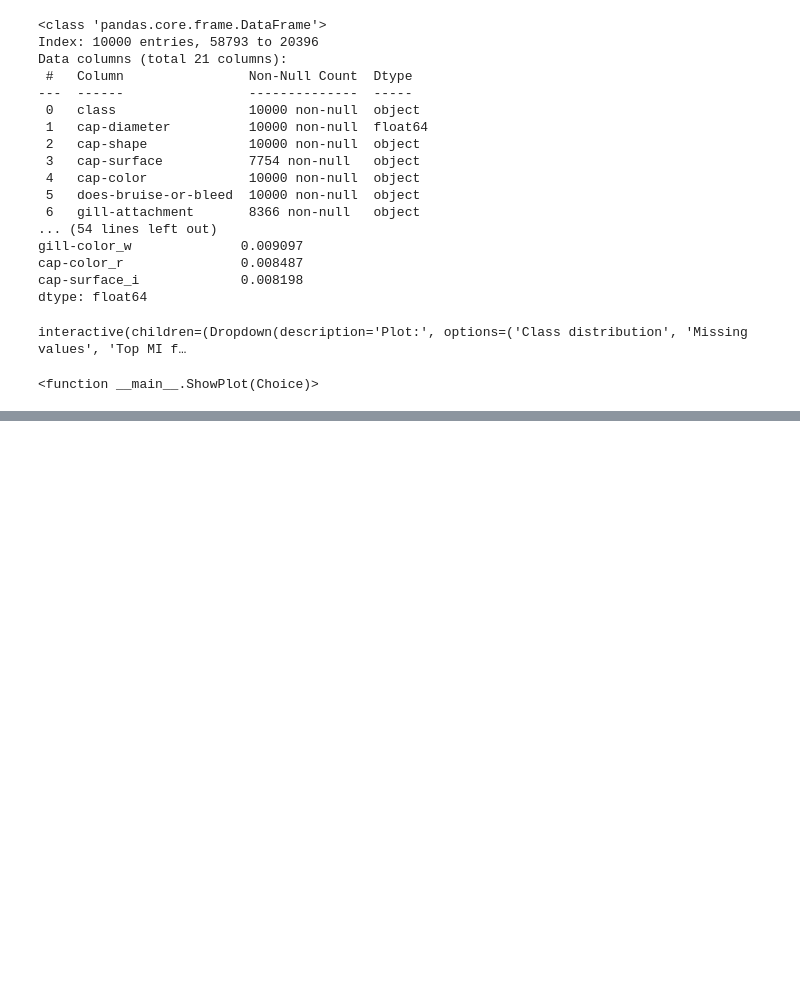
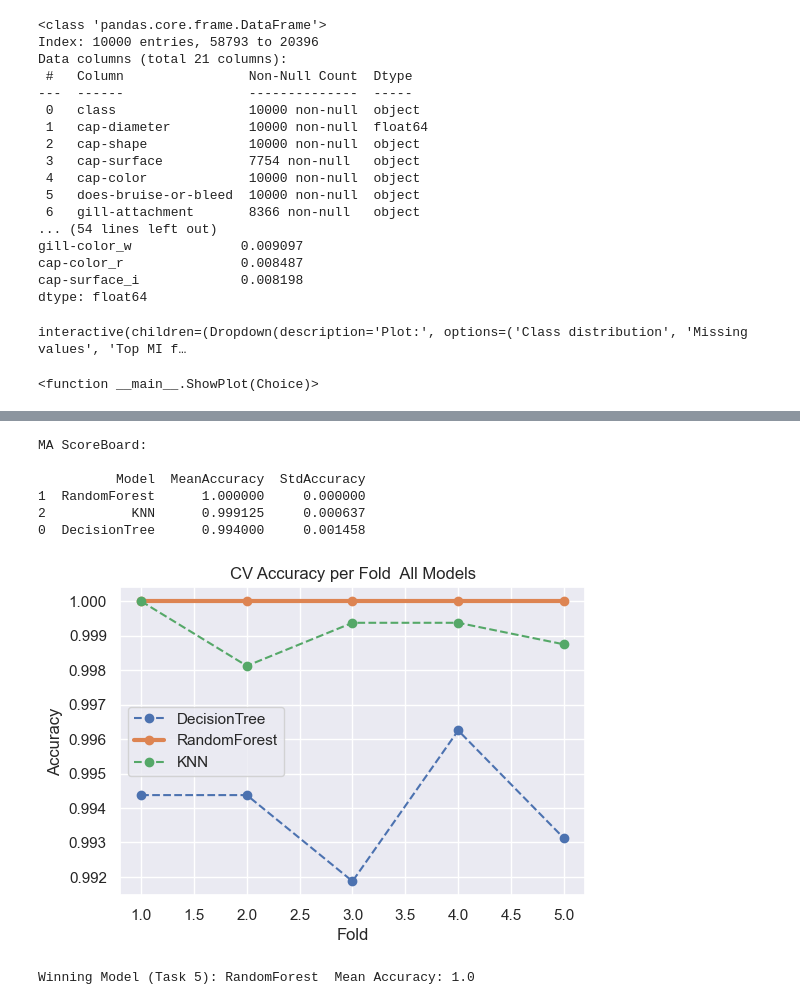
Before and after one commit to S0MBRX/ML-mushroom-edibility-classification, a Jupyter notebook: Main.ipynb, the cells around one changed output, grey strips where cells are left out. Drawn from its saved outputs; the diff is of its cells as text; code cells hidden in the pictures; blank space fills up the shorter version.

Commit message:
Finished product implements and evalutes classifiers on the mushroom dataset

```diff
--- a/Main.ipynb
+++ b/Main.ipynb
@@ -164,0 +338,13 @@ out of all the classifiers we learnt this is the list of suitability:
+# %%
+# k Nearest Neighbours
+
+KNNPipeline = Pipeline(steps=[
+    ('Prep', Preprocessor),
+    ('Model', KNeighborsClassifier())
+])
+
+KNNPipeline.fit(XTrain, YTrain)
+
+KNNTrainAcc = accuracy_score(YTrain, KNNPipeline.predict(XTrain))
+KNNTrainAccRounded = round(KNNTrainAcc, 4)
+print("kNN Training Accuracy: " + str(KNNTrainAccRounded))
@@ -164,0 +360,6 @@ out of all the classifiers we learnt this is the list of suitability:
+# %%
+# Shared Cross Validation setup
+CV = StratifiedKFold(n_splits=5, shuffle=True, random_state=Random)
+
+CVResults = {}   # to store mean/std per model
+CVScores = {}    # to store per-fold scores per model
@@ -164,0 +459,56 @@ out of all the classifiers we learnt this is the list of suitability:
+# %%
+#Compare Cross Validation Results and plot
+Models = []
+Means = []
+Stds = []
+
+for Name, Stats in CVResults.items():
+    Models.append(Name)
+    Means.append(Stats['Mean'])
+    Stds.append(Stats['Std'])
+
+ResultsDF = pd.DataFrame({
+    'Model': Models,
+    'MeanAccuracy': Means,
+    'StdAccuracy': Stds
+})
+
+#order the results and print
+print("MA ScoreBoard:\n")
+ResultsDFSorted = ResultsDF.sort_values(by='MeanAccuracy', ascending=False)
+print(ResultsDFSorted)
+print("\n\n")
+
+
+
+
+#plot each model per fold accuracy
+plt.figure(figsize=(6,4))
+Folds = np.arange(1, len(next(iter(CVScores.values()))) + 1)
+
+for Name, Scores in CVScores.items():
+    if Name == WinnerName:
+        plt.plot(Folds, Scores, marker='o', linewidth=3, label=Name)  # winner: thicker line
+    else:
+        plt.plot(Folds, Scores, marker='o', linestyle='--', label=Name)
+
+plt.xlabel("Fold")
+plt.ylabel("Accuracy")
+plt.title("CV Accuracy per Fold  All Models")
+plt.legend()
+plt.show()
+
+# identify winner
+WinnerRow = ResultsDFSorted.iloc[0]
+WinnerName = WinnerRow['Model']
+WinnerMeanAcc = round(WinnerRow['MeanAccuracy'], 5)
+print("\nWinning Model (Task 5): " + str(WinnerName) + "  Mean Accuracy: " + str(WinnerMeanAcc))
+# %% [output]
+MA ScoreBoard:
+
+          Model  MeanAccuracy  StdAccuracy
+1  RandomForest      1.000000     0.000000
+2           KNN      0.999125     0.000637
+0  DecisionTree      0.994000     0.001458
+[figure, added]
+Winning Model (Task 5): RandomForest  Mean Accuracy: 1.0
```
Also changed, not shown: parts of 31 cells of this notebook.
